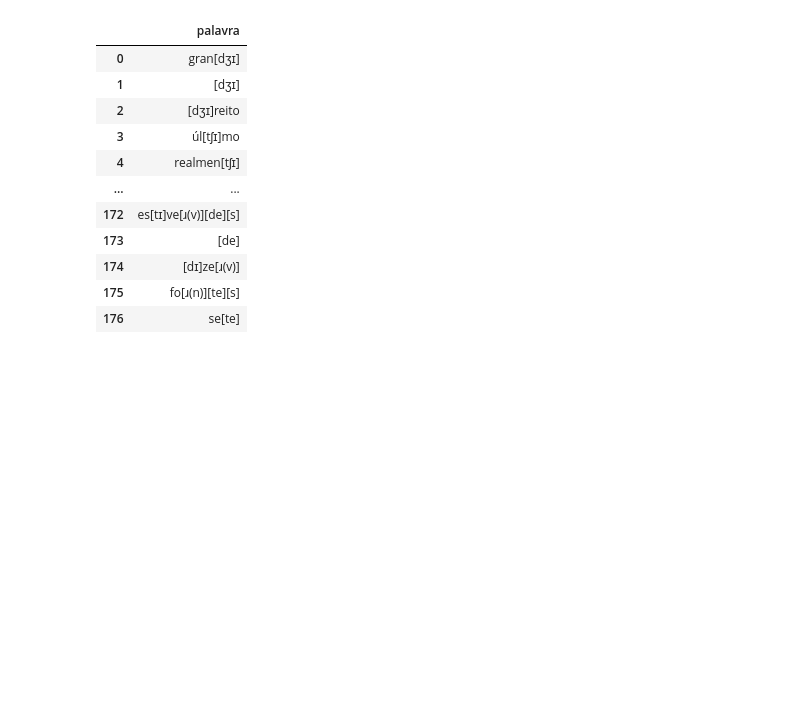
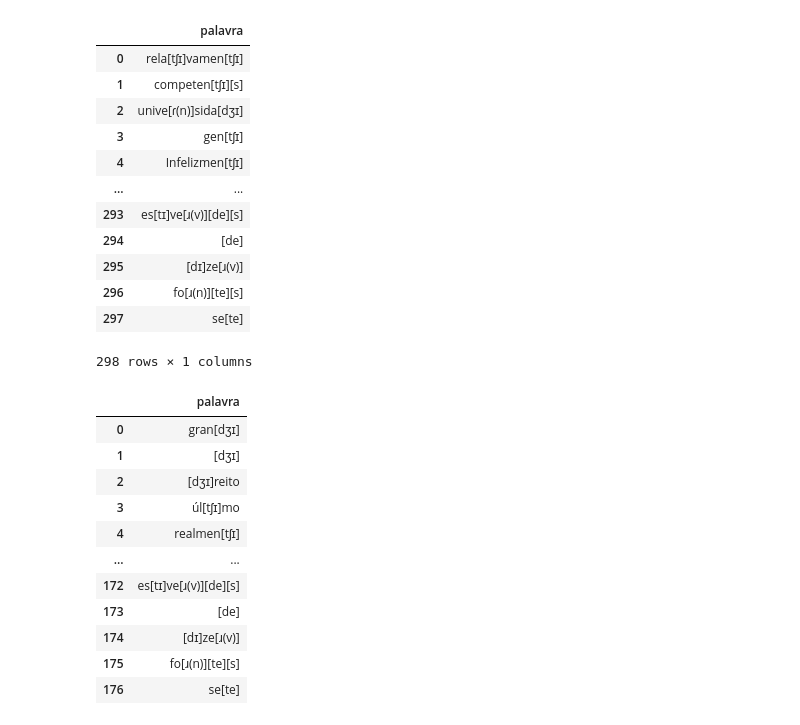
Before and after one commit to douglas-sanini/linguistic_variation_data_analyses, a Jupyter notebook: data_structure/patalization.ipynb, the cells around one changed output. Saved outputs shown, nothing was run; the diff lists cells and outputs as text; code cells hidden in the pictures; blank space fills up the shorter version.

Commit message:
adding subject data

```diff
--- a/data_structure/patalization.ipynb
+++ b/data_structure/patalization.ipynb
@@ -15,7 +16,7 @@ def read_docx(file_path):
         full_text.append(para.text)
     return "\n".join(full_text)
 # %%
-file_path = "../data/subject1.docx"
+file_path = "../data/subject_1.docx"
 text = read_docx(file_path)
 print(text)
 # %% [output]
@@ -39,3 +149,46 @@ Entrevistado: Parábola do[s] se[tʃɪ] vimes. Era uma vez um pai que [tɪ]nha s
+# %%
+def df_find_cases_without_duplication_in_path(directory_path):
+    words_for_table = []  # Use a list to store repeated entries
+
+    # Iterate through all files in the specified directory
+    for filename in os.listdir(directory_path):
+        if filename.endswith(".docx"):
+            file_path = os.path.join(directory_path, filename)
+            text = read_docx(file_path)
+
+            # Use regular expression to find words with 't' inside brackets but without 'ʃ' right after it
+            pattern = r'\S*\[[^\]]*(?:tʃ|t(?!ʃ)|dʒ|de|dɪ)[^\]]*\]\S*'
+            matches = re.findall(pattern, text)
+            words_for_table.extend(matches)
+
+    df = DataFrame(words_for_table, columns=['palavra'])
+
+    # Remove commas and periods at the end of values
+    punctuation_pattern = r'[.,…!?]+$'
+    a_pattern = r'-a'
+    o_pattern = r'-o'
+    pattern = punctuation_pattern + '|' + a_pattern + '|' + o_pattern
+    df['palavra'] = df['palavra'].str.replace(pattern, '', regex=True)
+
+    return df
+
+# Example usage
+directory_path = "../data/"
+df = df_find_cases_without_duplication_in_path(directory_path)
+# %% [output]
+|  | palavra |
+| 0 | rela[tʃɪ]vamen[tʃɪ] |
+| 1 | competen[tʃɪ][s] |
+| 2 | unive[ɾ(n)]sida[dʒɪ] |
+| 3 | gen[tʃɪ] |
+| 4 | Infelizmen[tʃɪ] |
+| ... | ... |
+| 293 | es[tɪ]ve[ɹ(v)][de][s] |
+| 294 | [de] |
+| 295 | [dɪ]ze[ɹ(v)] |
+| 296 | fo[ɹ(n)][te][s] |
+| 297 | se[te] |
+298 rows × 1 columns
 # %%
 def df_find_cases_without_duplication(file_path):
     words_for_table = []  # Use a list to store repeated entries
```
Also changed, not shown: parts of 6 cells of this notebook, 6 other files.
